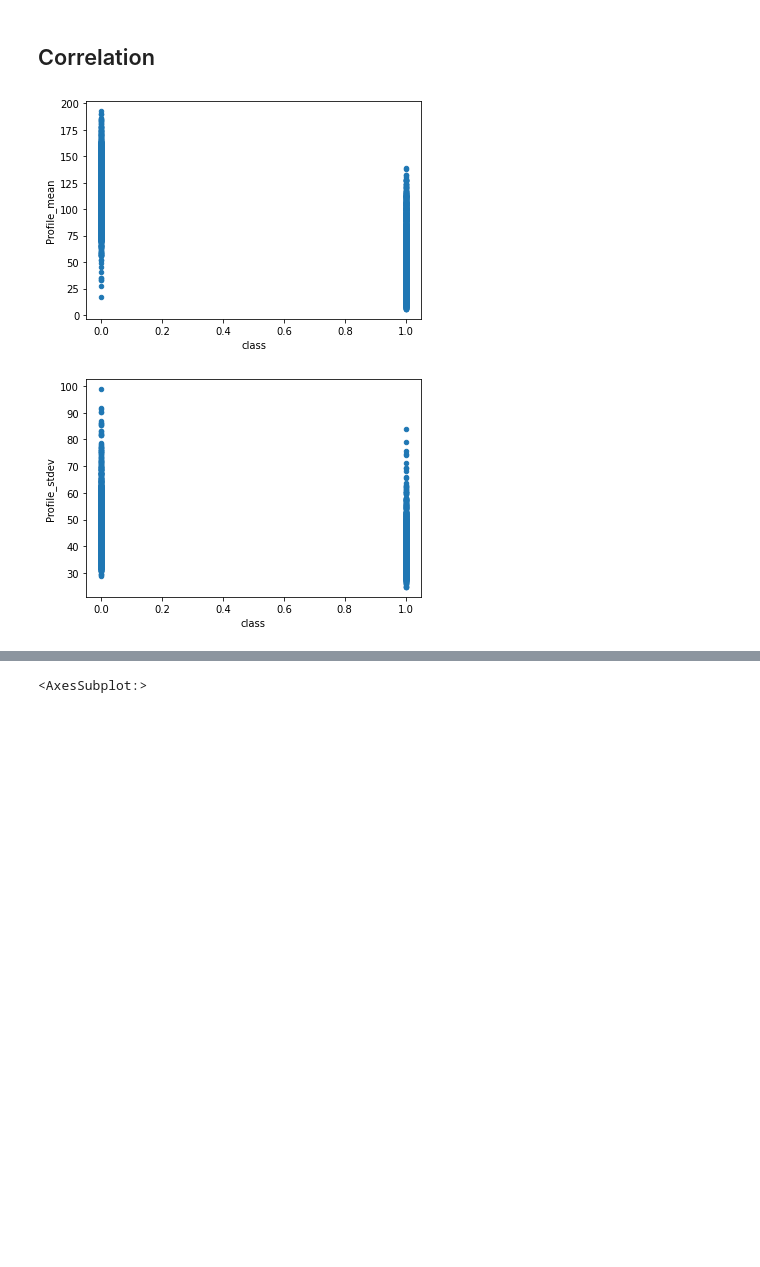
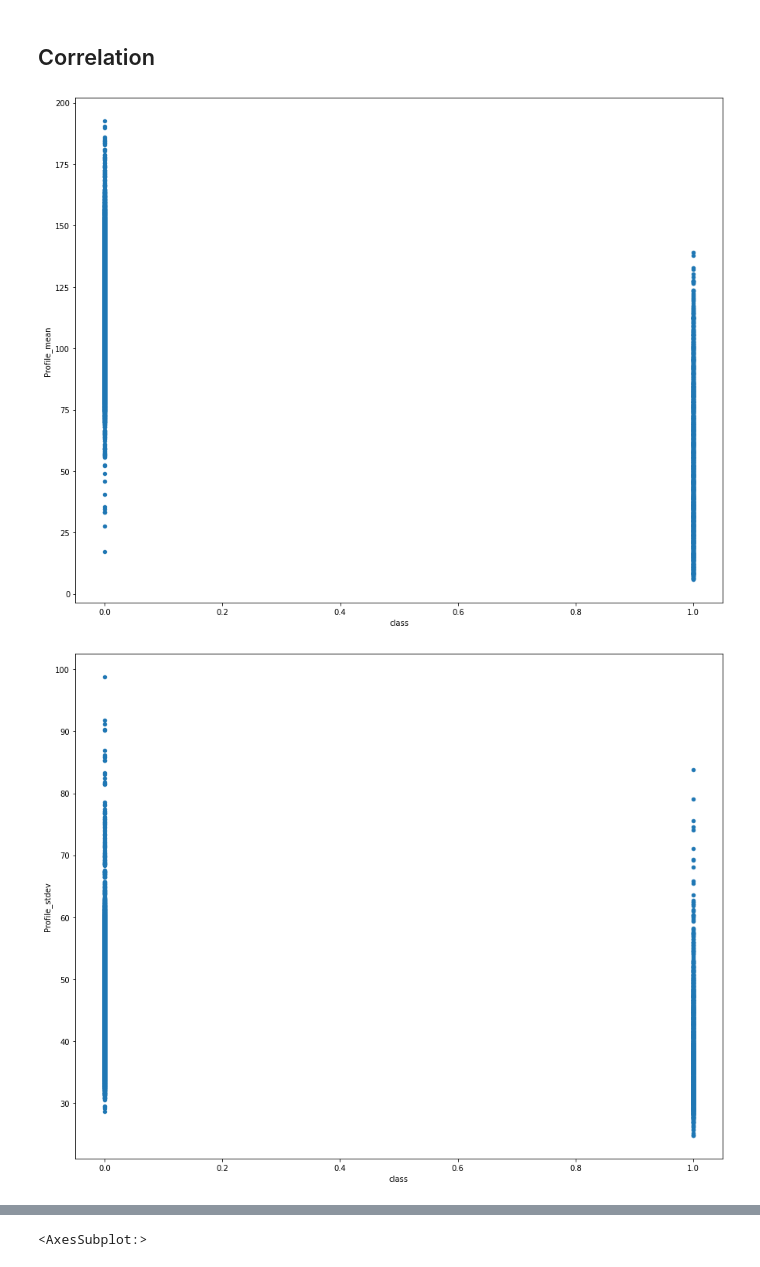
Before and after one commit to djordjeviclazar/laughing-spork, a Jupyter notebook: project3-ml-htru2_pulsardata.ipynb, the cells around one changed output, grey strips where cells are left out. Cells and saved outputs as stored; diff of their text form; code cells hidden in the pictures; blank space fills up the shorter version.

```diff
--- a/project3-ml-htru2_pulsardata.ipynb
+++ b/project3-ml-htru2_pulsardata.ipynb
@@ -128,7 +131,7 @@ for column in dataset.columns:
 # %%
 for column in dataset.columns:
     if (column != 'class'):
-        dataset.plot(x='class', y=column, kind='scatter')
+        dataset.plot(x='class', y=column, kind='scatter', figsize=(15,12))
 # %% [output]
-[figure, old version]
+[figure, new version]
-[figure, old version]
+[figure, new version]
```
Also changed, not shown: parts of 22 cells of this notebook.
